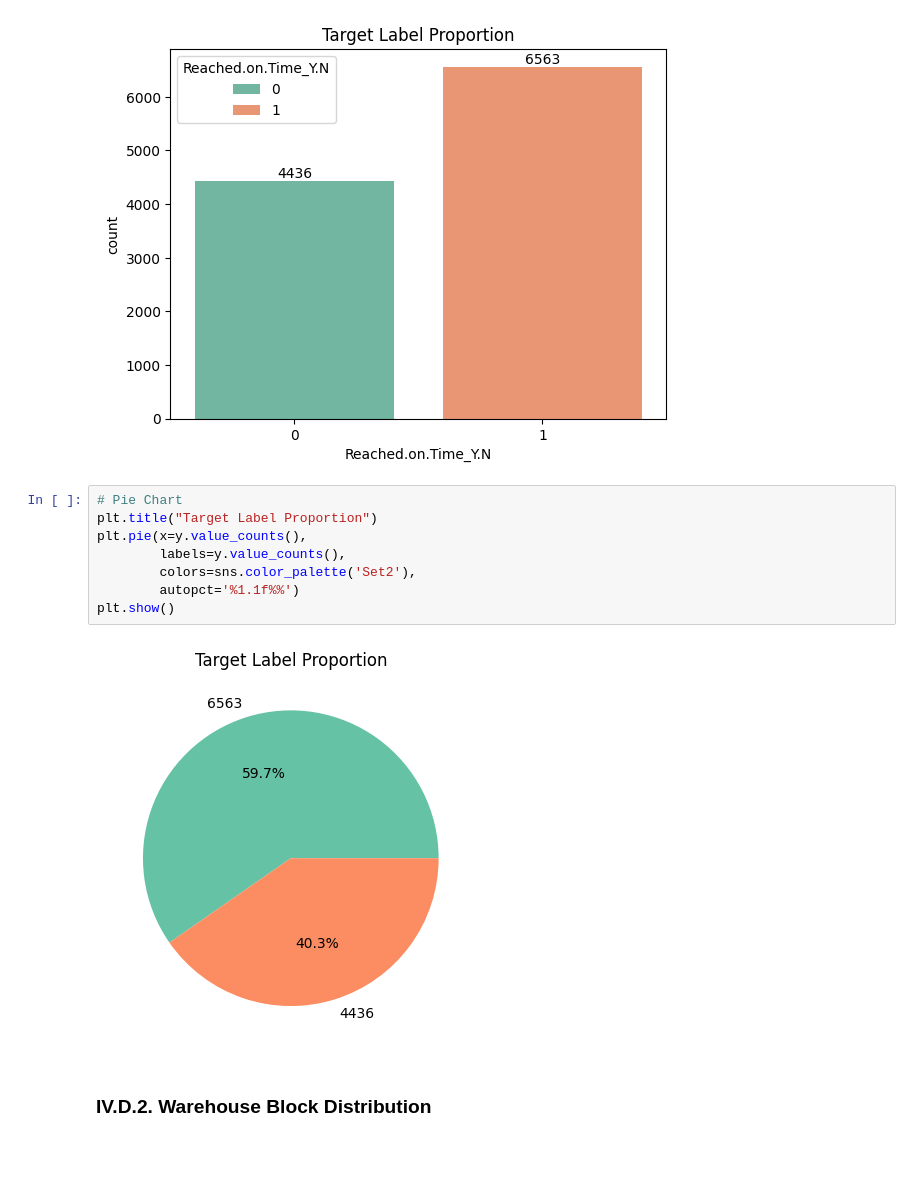
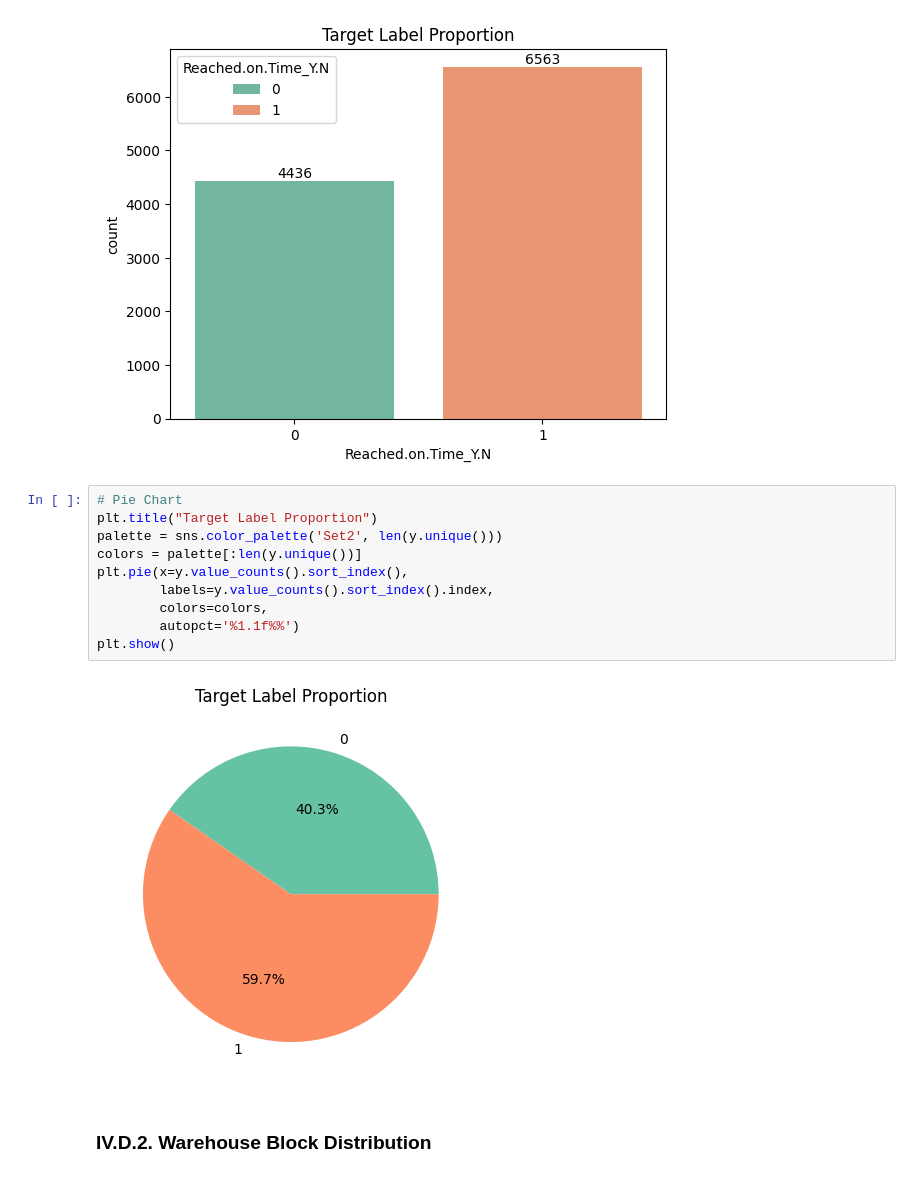
Before and after one commit to hardefarogonondo/ecommerce-shipping-time-prediction-engine, a Jupyter notebook: notebooks/2_exploratory_data_analysis_and_preprocessing/exploratory_data_analysis_and_preprocessing.ipynb, the cells around one changed output. Saved outputs shown, nothing was run; the diff lists cells and outputs as text.

```diff
--- a/notebooks/2_exploratory_data_analysis_and_preprocessing/exploratory_data_analysis_and_preprocessing.ipynb
+++ b/notebooks/2_exploratory_data_analysis_and_preprocessing/exploratory_data_analysis_and_preprocessing.ipynb
@@ -116,13 +116,15 @@ plt.show()
 # %%
 # Pie Chart
 plt.title("Target Label Proportion")
-plt.pie(x=y.value_counts(),
-        labels=y.value_counts(),
-        colors=sns.color_palette('Set2'),
+palette = sns.color_palette('Set2', len(y.unique()))
+colors = palette[:len(y.unique())]
+plt.pie(x=y.value_counts().sort_index(),
+        labels=y.value_counts().sort_index().index,
+        colors=colors,
         autopct='%1.1f%%')
 plt.show()
 # %% [output]
-[figure, old version]
+[figure, new version]
 # %% [markdown]
 ### IV.D.2. Warehouse Block Distribution
 # %%
```
Also changed, not shown: parts of 49 cells of this notebook.
